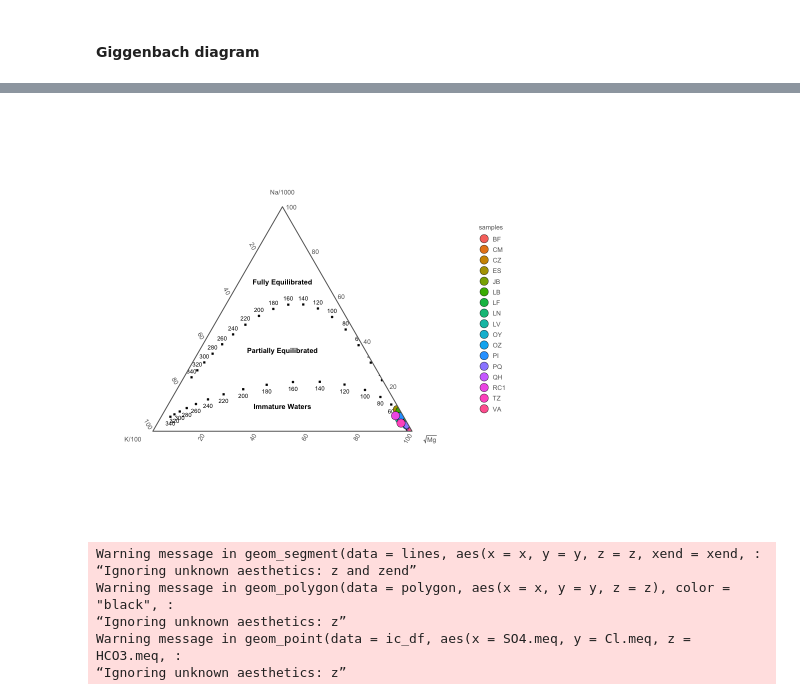
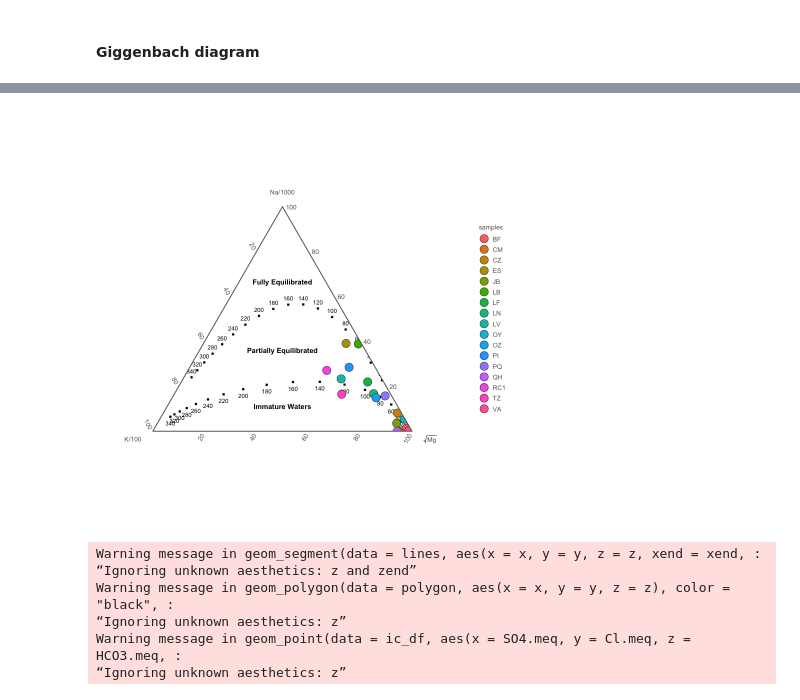
Before and after one commit to giovannellilab/geochem, a Jupyter notebook: notebooks/ARG23.ipynb, the cells around one changed output, grey strips where cells are left out. Drawn from its saved outputs; the diff is of its cells as text; code cells hidden in the pictures.

Commit message:
Use ppm in Giggenbach cations plot

```diff
--- a/notebooks/ARG23.ipynb
+++ b/notebooks/ARG23.ipynb
@@ -304,9 +304,9 @@ figure_gigg_cations = plot_base_gigg_cations() +
     geom_point(
         data=ic_df,
         aes(
-            x=K.meq/100,
-            y=Na.meq/1000,
-            z=sqrt(Mg.meq),
+            x=Potassium/100,
+            y=Sodium/1000,
+            z=sqrt(Magnesium),
             fill=ID
         ),
         size=4.5,
@@ -331,4 +331,4 @@ Warning message in geom_point(data = ic_df, aes(x = K.meq/100, y = Na.meq/1000,
-[figure, old version]
+[figure, new version]
 # %%
 figure_gigg_anions = plot_base_gigg_anions() +
     geom_point(
```
Also changed, not shown: parts of 4 cells of this notebook, 1 other file.
